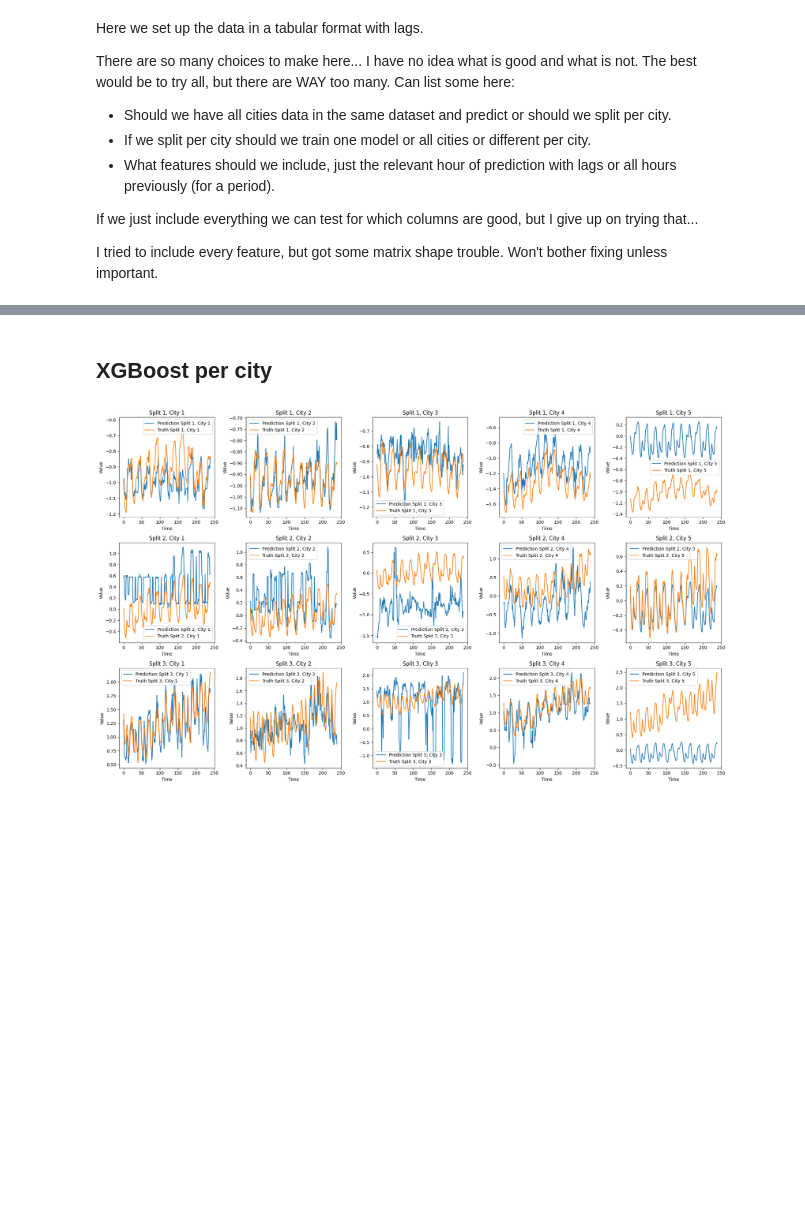
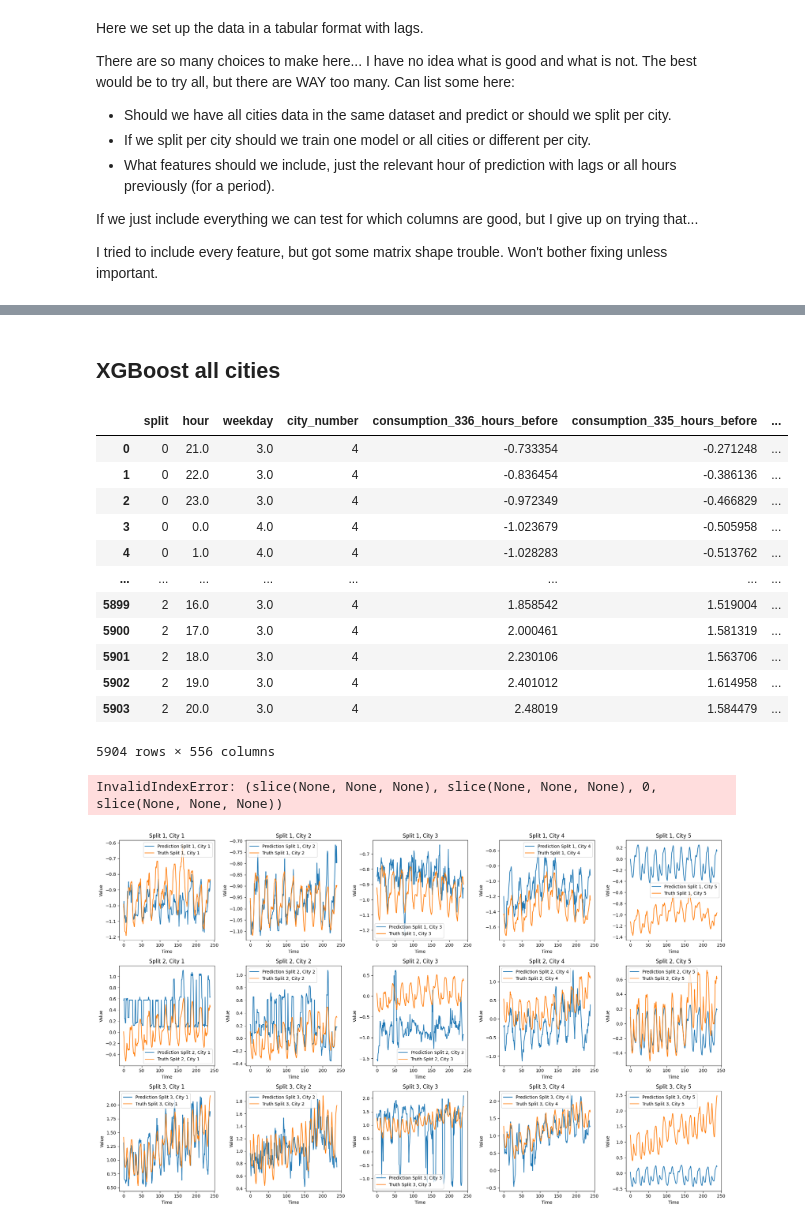
Before and after one commit to SigmaDerivative/energy-consumption-forecast, a Jupyter notebook: analysis.ipynb, the cells around one changed output, grey strips where cells are left out. Cells and saved outputs as stored; diff of their text form; code cells hidden in the pictures; blank space fills up the shorter version.

```diff
--- a/analysis.ipynb
+++ b/analysis.ipynb
@@ -549,3 +531,0 @@ test_tabulized_df.head()
-# %%
-X, y = tabulize_data_simple(train)
-X.shape, y.shape
@@ -556,10 +653,41 @@ X_val, y_val = tabulize_data_simple(val)
 # %% [markdown]
-## XGBoost per city
+## XGBoost all cities
+# %%
+# get X_train, y_train, X_test, y_test
+def get_X_y(df):
+    # df: df to get X and y from
+    # return: X, y
+    X = df.drop(columns=['time_pred', 'time_week_before', 'time_week_before2', 'y', 'city'])
+    y = df['y']
+    return X, y
+
+X_train, y_train = get_X_y(train_val_tabulized_df)
+X_test, y_test = get_X_y(test_tabulized_df)
+# %%
+X_train
+# %% [output]
+|  | split | hour | weekday | city_number | consumption_336_hours_before | consumption_335_hours_before | ... |
+| 0 | 0 | 21.0 | 3.0 | 4 | -0.733354 | -0.271248 | ... |
+| 1 | 0 | 22.0 | 3.0 | 4 | -0.836454 | -0.386136 | ... |
+| 2 | 0 | 23.0 | 3.0 | 4 | -0.972349 | -0.466829 | ... |
+| 3 | 0 | 0.0 | 4.0 | 4 | -1.023679 | -0.505958 | ... |
+| 4 | 0 | 1.0 | 4.0 | 4 | -1.028283 | -0.513762 | ... |
+| ... | ... | ... | ... | ... | ... | ... | ... |
+| 5899 | 2 | 16.0 | 3.0 | 4 | 1.858542 | 1.519004 | ... |
+| 5900 | 2 | 17.0 | 3.0 | 4 | 2.000461 | 1.581319 | ... |
+| 5901 | 2 | 18.0 | 3.0 | 4 | 2.230106 | 1.563706 | ... |
+| 5902 | 2 | 19.0 | 3.0 | 4 | 2.401012 | 1.614958 | ... |
+| 5903 | 2 | 20.0 | 3.0 | 4 | 2.48019 | 1.584479 | ... |
+5904 rows × 556 columns
 # %%
 import xgboost as xgb
 # %%
 # Initialize a list to hold the models for each city
 models = []
+
+# get dfs as numpy
+X_train = X_train.to_numpy()
+y_train = y_train.to_numpy()
 
 # Loop through each city index
 for city_index in range(5):  # Assuming there are 5 cities
@@ -588,6 +716,8 @@ for city_index in range(5):  # Assuming there are 5 cities
 
     # Store the model in the list
     models.append(bst_city)
+# %% [output]
+InvalidIndexError: (slice(None, None, None), slice(None, None, None), 0, slice(None, None, None))
 # %%
 predictions = np.zeros((3, 240, 5))
 for i in range(3):  # For each split
```
Also changed, not shown: parts of 8 cells of this notebook.
